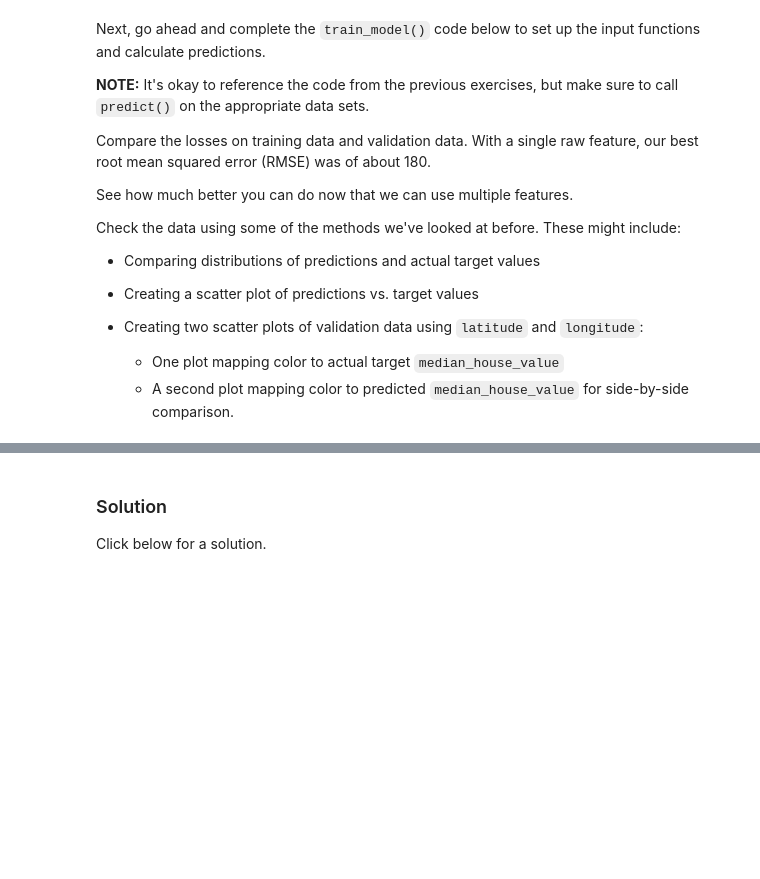
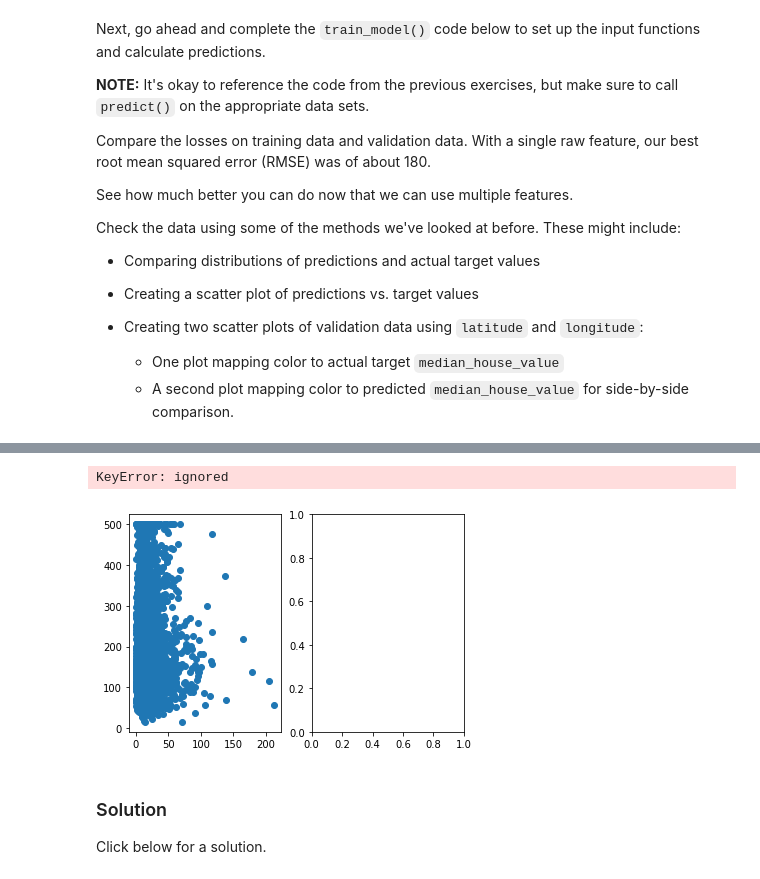
Before and after one commit to GlitchBox/ML-crash-course, a Jupyter notebook: validation.ipynb, the cells around one changed output, grey strips where cells are left out. Saved outputs shown, nothing was run; the diff lists cells and outputs as text; code cells hidden in the pictures; blank space fills up the shorter version.

```diff
--- a/validation.ipynb
+++ b/validation.ipynb
@@ -457,0 +492,8 @@ TypeError: ignored
+# %%
+plt.subplot(1,2,1)
+plt.scatter(comparison_data1["training_predictions"],comparison_data1["training_targets"])
+plt.subplot(1,2,2)
+plt.scatter(comparison_data2["validation_predictions"],comparison_data2["validation_targets"])
+# %% [output]
+KeyError: ignored
+[figure, added]
```
Also changed, not shown: parts of 11 cells of this notebook.
